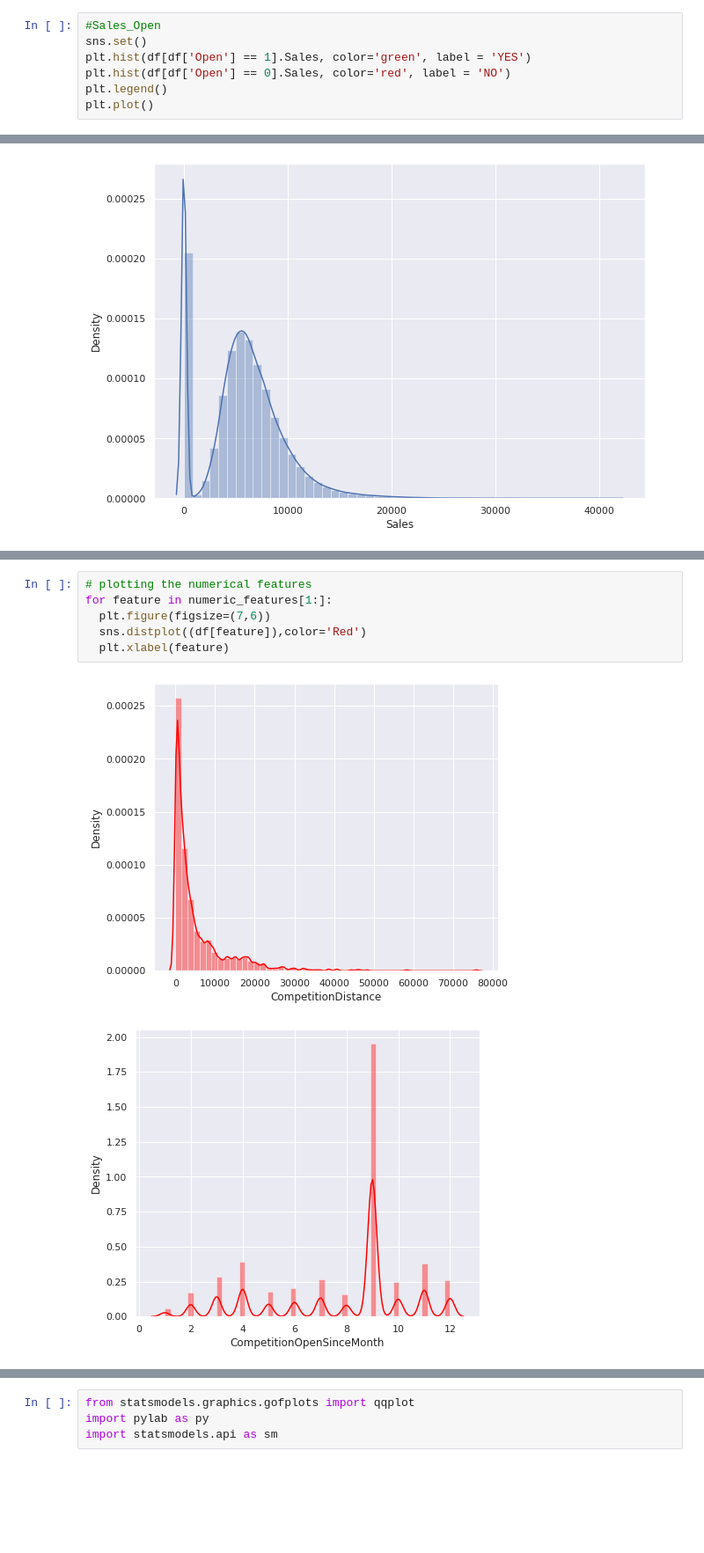
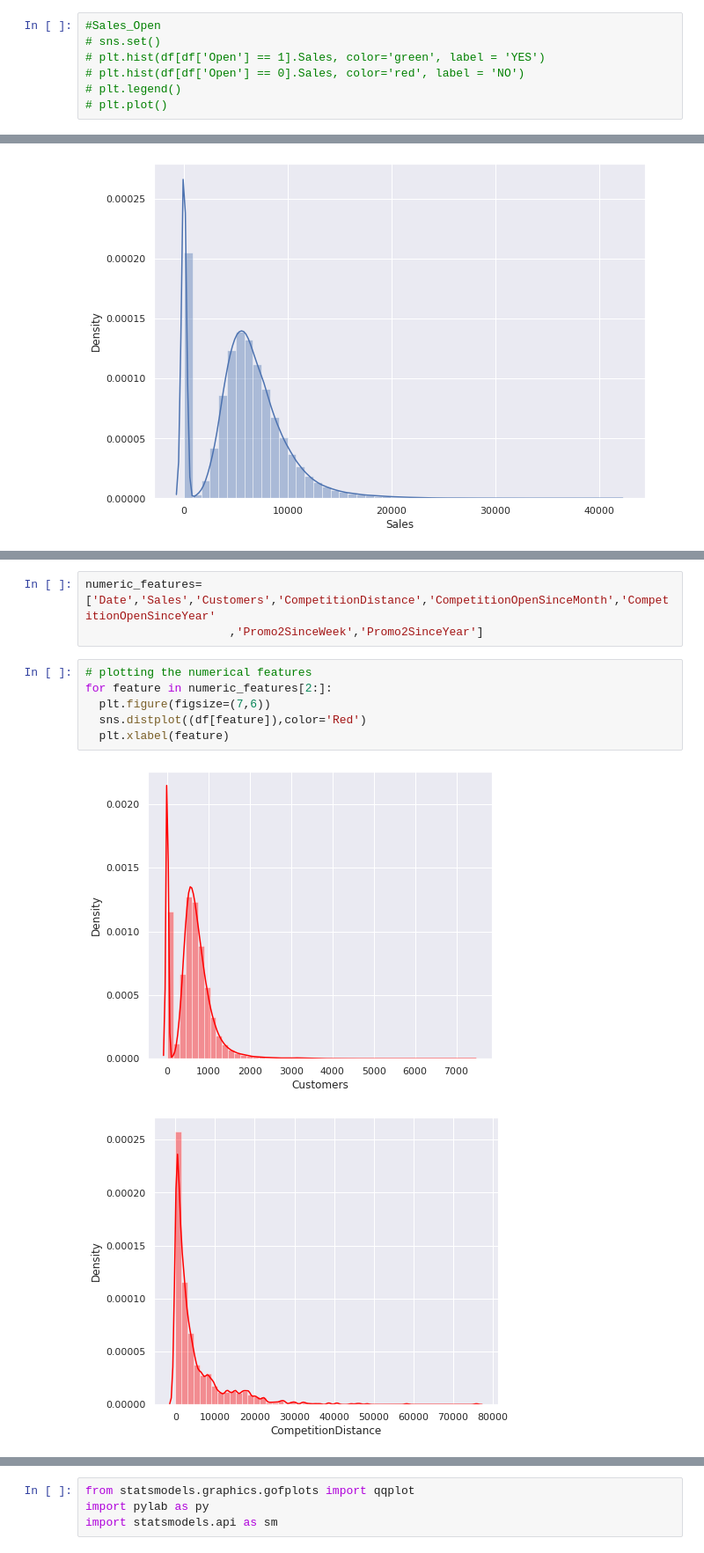
Before and after one commit to SaniyaBubere/ML_Regression_Retails_Sales_Prediction, a Jupyter notebook: ML_Regression_Retails_sales_Prediction.ipynb, the cells around one changed output, grey strips where cells are left out. Shown at 88% size. Saved outputs shown, nothing was run; the diff lists cells and outputs as text; blank space fills up the shorter version.

```diff
--- a/ML_Regression_Retails_sales_Prediction.ipynb
+++ b/ML_Regression_Retails_sales_Prediction.ipynb
@@ -617,8 +614,8 @@ sns.barplot(x='DayOfWeek', y='Customers', data=df, order=[1,2,3,4,5,6,7], ax=axi
 Ans: Sales is highest on Saturdays probably because it is the weekend. Interestingly,Tuesdays is a close second.Mondays is the lowest in sales, probably because it is start of the working week.
 # %%
 #Sales_Open
-sns.set()
-plt.hist(df[df['Open'] == 1].Sales, color='green', label = 'YES')
-plt.hist(df[df['Open'] == 0].Sales, color='red', label = 'NO')
-plt.legend()
-plt.plot()
+# sns.set()
+# plt.hist(df[df['Open'] == 1].Sales, color='green', label = 'YES')
+# plt.hist(df[df['Open'] == 0].Sales, color='red', label = 'NO')
+# plt.legend()
+# plt.plot()
@@ -803,9 +798,12 @@ sns.distplot(df['Sales'])
+# %%
+numeric_features=['Date','Sales','Customers','CompetitionDistance','CompetitionOpenSinceMonth','CompetitionOpenSinceYear'
+                     ,'Promo2SinceWeek','Promo2SinceYear']
 # %%
 # plotting the numerical features
-for feature in numeric_features[1:]:
+for feature in numeric_features[2:]:
   plt.figure(figsize=(7,6))
   sns.distplot((df[feature]),color='Red')
   plt.xlabel(feature)
 # %% [output]
-[figure, old version]
+[figure, new version]
-[figure, old version]
+[figure, new version]
```
Also changed, not shown: parts of 95 cells of this notebook.
